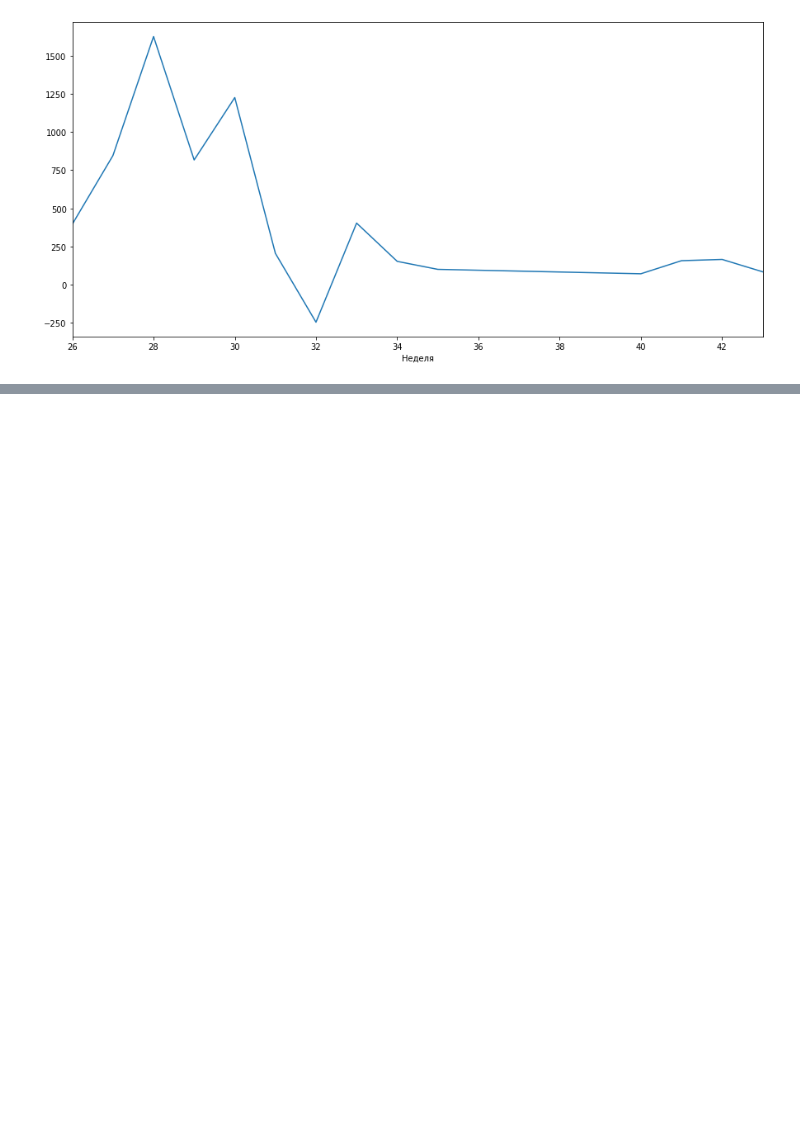
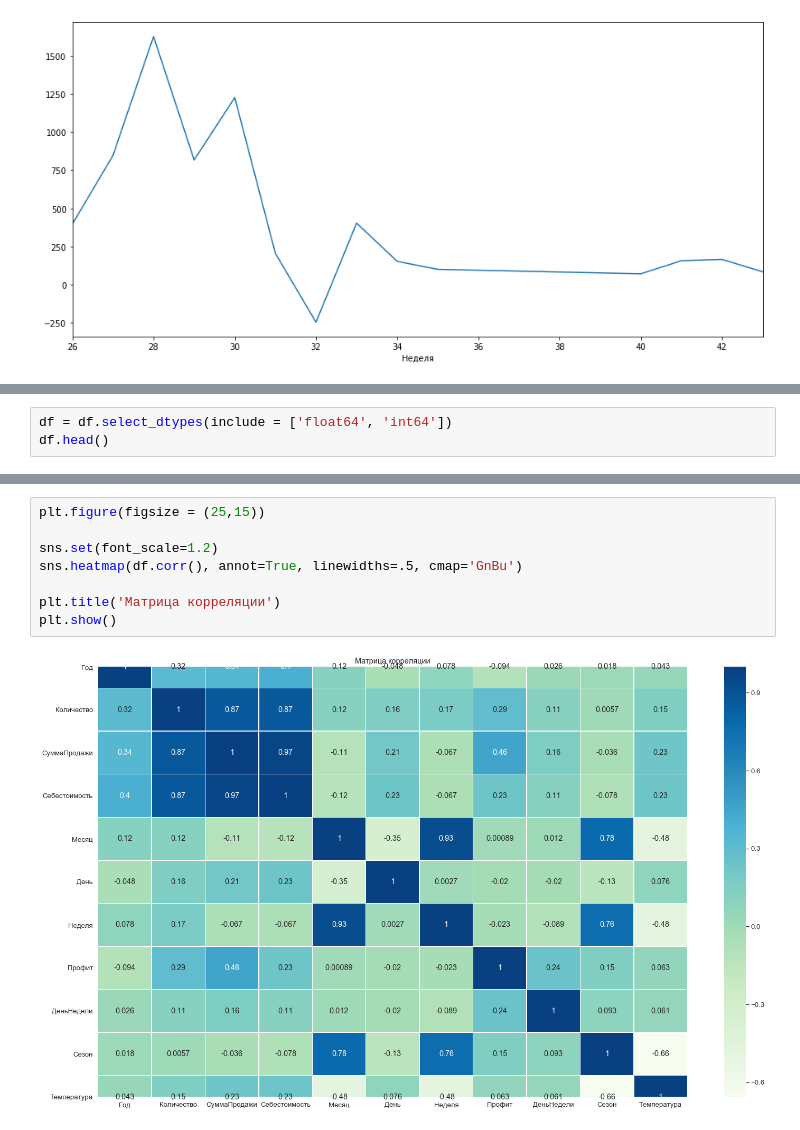
Before and after one commit to gulchitai/terver, a Jupyter notebook: Lesson8/course_project_2_0.ipynb, the cells around one changed output, grey strips where cells are left out. Cells and saved outputs as stored; diff of their text form; blank space fills up the shorter version.

```diff
--- a/Lesson8/course_project_2_0.ipynb
+++ b/Lesson8/course_project_2_0.ipynb
@@ -99,0 +134,3 @@ df.groupby(['Неделя']).sum()['Профит'].plot(ax = ax)
+# %%
+df = df.select_dtypes(include = ['float64', 'int64'])
+df.head()
@@ -99,0 +144,10 @@ df.groupby(['Неделя']).sum()['Профит'].plot(ax = ax)
+# %%
+plt.figure(figsize = (25,15))
+
+sns.set(font_scale=1.2)
+sns.heatmap(df.corr(), annot=True, linewidths=.5, cmap='GnBu')
+
+plt.title('Матрица корреляции')
+plt.show()
+# %% [output]
+[figure, added]
```
Also changed, not shown: parts of 12 cells of this notebook.
